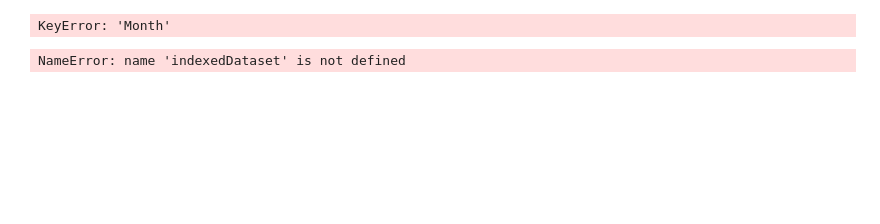
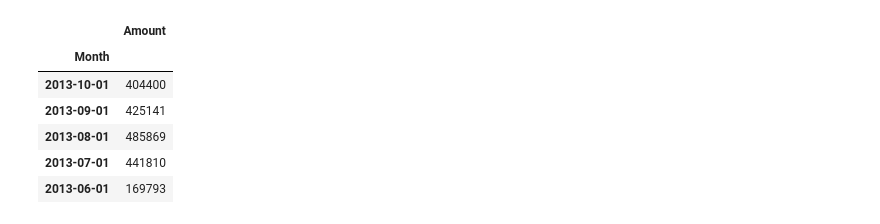
Before and after one commit to lesliehealray/forecasting_expenses, a Jupyter notebook: forecast_ARIMA_model.ipynb, the cells around one changed output. Drawn from its saved outputs; the diff is of its cells as text; code cells hidden in the pictures; blank space fills up the shorter version.

```diff
--- a/forecast_ARIMA_model.ipynb
+++ b/forecast_ARIMA_model.ipynb
@@ -8,13 +8,17 @@ rcParams['figure.figsize'] = 10, 6
 # %%
 dataset = pd.read_csv("/Users/healray/Desktop/TabPy/sum_by_month.csv")
 # Parse strings to datetime type
-dataset['Month'] = pd.to_datetime(dataset['Month'], infer_datetime_format=True)
-indexedDataset = dataset.set_index(['Month'])
+dataset['Month\t'] = pd.to_datetime(dataset['Month\t'], infer_datetime_format=True)
+indexedDataset = dataset.set_index(['Month\t'])
-# %% [output]
-KeyError: 'Month'
 # %%
 from datetime import datetime
 # print top 5 values
-indexedDataset.head(5)
+indexedDataset.tail(5)
 # %% [output]
-NameError: name 'indexedDataset' is not defined
+|  | Amount |
+| Month |  |
+| 2013-10-01 | 404400 |
+| 2013-09-01 | 425141 |
+| 2013-08-01 | 485869 |
+| 2013-07-01 | 441810 |
+| 2013-06-01 | 169793 |
```
Also changed, not shown: parts of 2 cells of this notebook.
